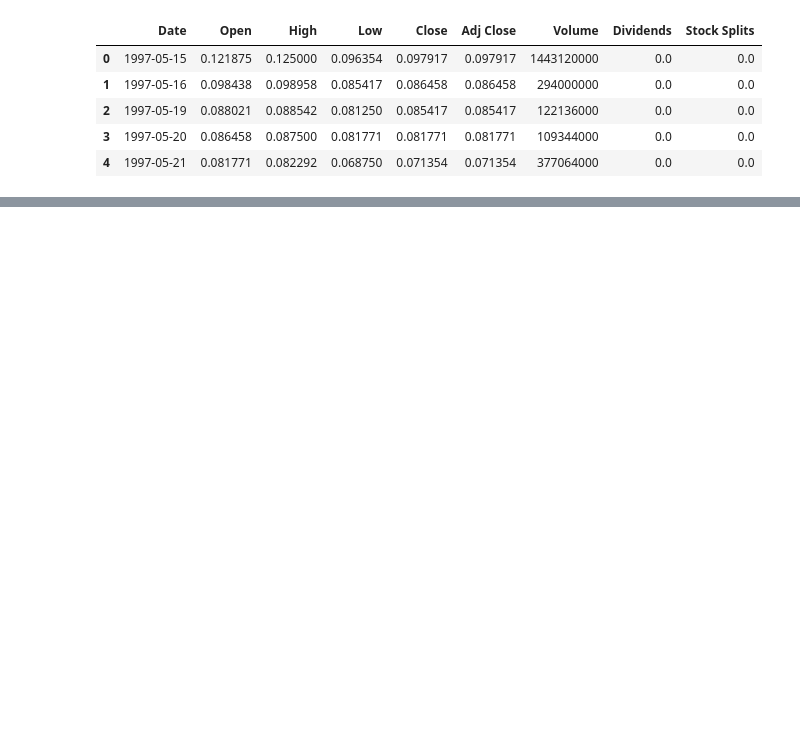
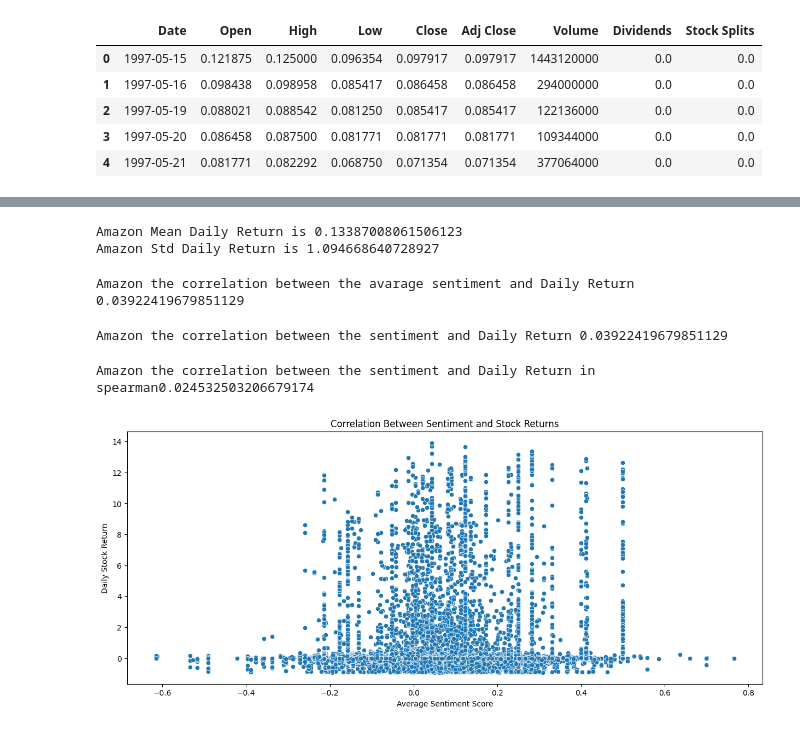
Before and after one commit to davekindea/Week1, a Jupyter notebook: notebooks/task3.ipynb, the cells around one changed output, grey strips where cells are left out. Cells and saved outputs as stored; diff of their text form; code cells hidden in the pictures; blank space fills up the shorter version.

```diff
--- a/notebooks/task3.ipynb
+++ b/notebooks/task3.ipynb
@@ -289,0 +369,32 @@ data2.head()
+# %%
+amazon_mean_daily_reaturn=data_AMZN["daily_return"].mean()
+amazon_std_daily_reaturn=data_AMZN["daily_return"].std()
+print(f"Amazon Mean Daily Return is {amazon_mean_daily_reaturn}")
+print(f"Amazon Std Daily Return is {amazon_std_daily_reaturn}")
+# %% [output]
+Amazon Mean Daily Return is 0.13387008061506123
+Amazon Std Daily Return is 1.094668640728927
+# %%
+correlation_avg_sent_daily_return_Amazon=data_AMZN["sentiment_Average"].corr(data_AMZN["daily_return"], method="pearson")
+print(f"Amazon the correlation between the avarage sentiment and Daily Return {correlation_avg_sent_daily_return_Amazon}")
+# %% [output]
+Amazon the correlation between the avarage sentiment and Daily Return 0.03922419679851129
+# %%
+correlation_avg_sent_daily_return_Amazon_sp=data_AMZN["sentiment"].corr(data_AMZN["daily_return"], method="pearson")
+print(f"Amazon the correlation between the sentiment and Daily Return {correlation_avg_sent_daily_return_Amazon}")
+# %% [output]
+Amazon the correlation between the sentiment and Daily Return 0.03922419679851129
+# %%
+correlation_avg_sent_daily_return_Amazon_sp=data_AMZN["sentiment_Average"].corr(data_AMZN["daily_return"], method="spearman")
+print(f"Amazon the correlation between the sentiment and Daily Return in  spearman{correlation_avg_sent_daily_return_Amazon_sp}")
+# %% [output]
+Amazon the correlation between the sentiment and Daily Return in  spearman0.024532503206679174
+# %%
+plt.figure(figsize=(15,6))
+sns.scatterplot(data=data_AMZN,x="sentiment_Average",y="daily_return")
+plt.title('Correlation Between Sentiment and Stock Returns')
+plt.xlabel('Average Sentiment Score')
+plt.ylabel('Daily Stock Return')
+plt.show()
+# %% [output]
+[figure, added]
```
Also changed, not shown: parts of 10 cells of this notebook.
